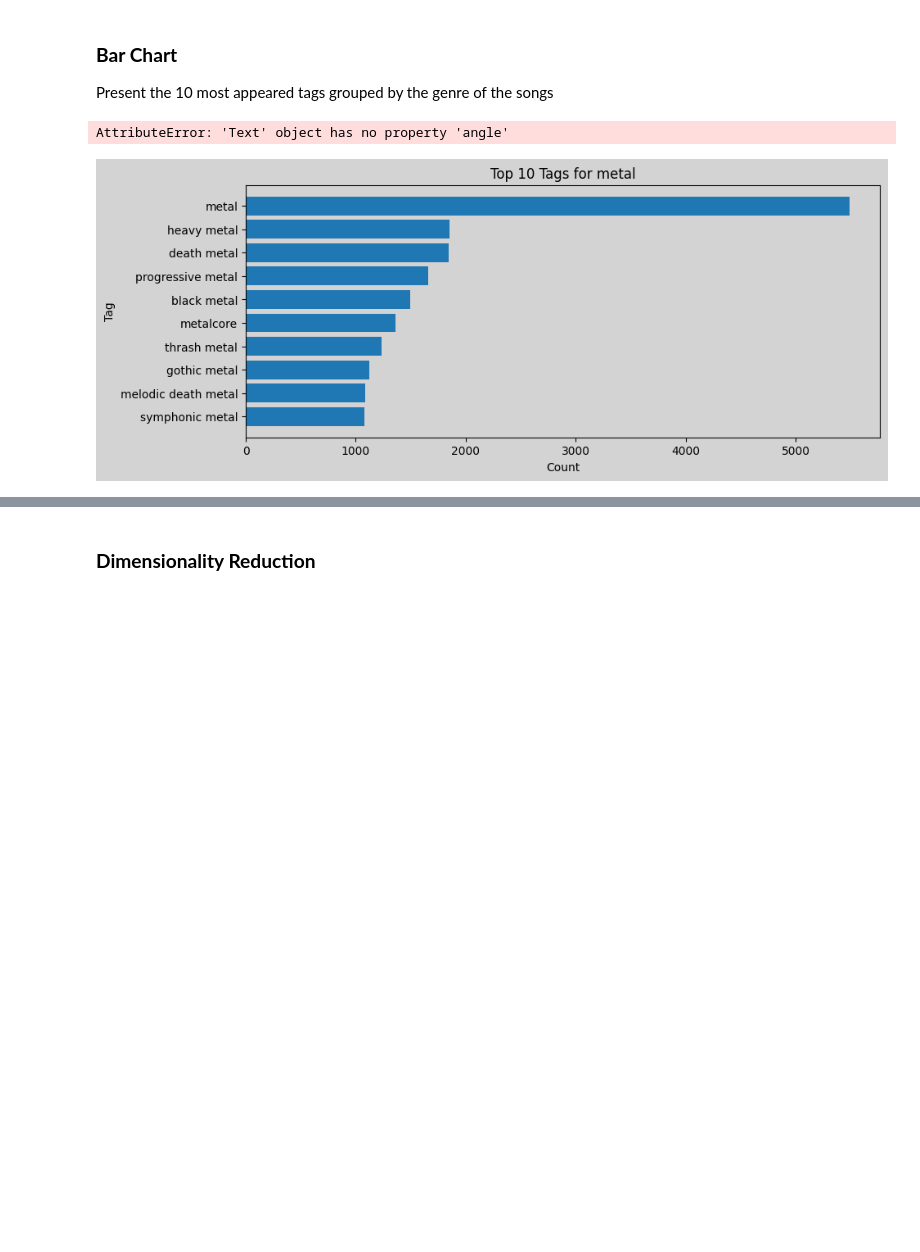
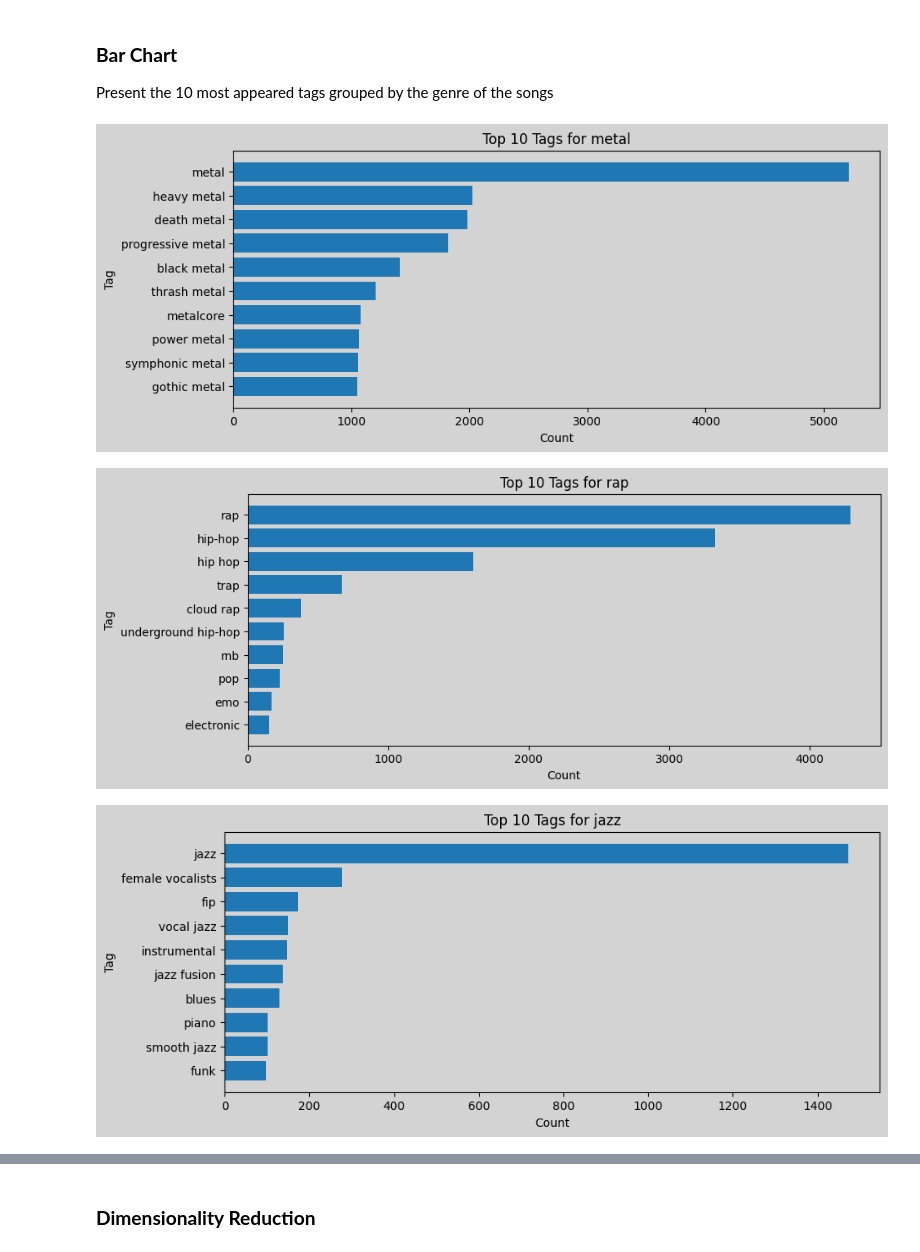
Before and after one commit to Oiko8/Multimodal-Music-Analysis, a Jupyter notebook: part1(oiko).ipynb, the cells around one changed output, grey strips where cells are left out. Cells and saved outputs as stored; diff of their text form; code cells hidden in the pictures; blank space fills up the shorter version.

```diff
--- a/part1(oiko).ipynb
+++ b/part1(oiko).ipynb
@@ -93,9 +93,14 @@ def normalize_genre(genre, genres_list):
     return genre
 
 def filter_by_genres(df, genres_list):
-    df['main_genre'] = df['genres'].apply(
-        lambda x: normalize_genre(str(x).split(",")[0].strip(), genres_list)
-    )
+
+    df["genres"] = df['genres'].apply(
+            lambda x: list(set(str(x).split(",")))
+        )
+    df["main_genre"] = df['genres'].apply(
+            lambda x: normalize_genre(x[0].strip(), genres_list)
+        )
+
     return df[df["main_genre"].isin(genres_list)]
 # %%
 def create_lyrics_df(target_ids, path='data/processed_lyrics'):
@@ -486,29 +488,30 @@ Present the 10 most appeared tags grouped by the genre of the songs
 # %%
 from collections import Counter
 import matplotlib.pyplot as plt
 
 data['tags_list'] = data['tags'].fillna('').apply(
     lambda x: [tag.strip() for tag in x.split(',') if tag.strip() != '']
 )
 
 for genre in data['main_genre'].unique():
     subset = data[data['main_genre'] == genre]
 
     all_tags = [tag for tags in subset['tags_list'] for tag in tags]
 
     tag_counts = Counter(all_tags)
     top_tags = tag_counts.most_common(10)
 
     tags, counts = zip(*top_tags)
 
     plt.figure(figsize=(10, 4)).patch.set_facecolor('lightgray')
     plt.barh(tags, counts)
     plt.gca().invert_yaxis()
     plt.gca().set_facecolor('lightgray')
     plt.title(f"Top 10 Tags for {genre}")
     plt.xlabel("Count")
-    plt.ylabel("Tag", angle="45")
+    plt.ylabel("Tag")
     plt.show()
 # %% [output]
-AttributeError: 'Text' object has no property 'angle'
-[figure, old version]
+[figure, new version]
+[figure, added]
+[figure, added]
```
Also changed, not shown: parts of 17 cells of this notebook.
